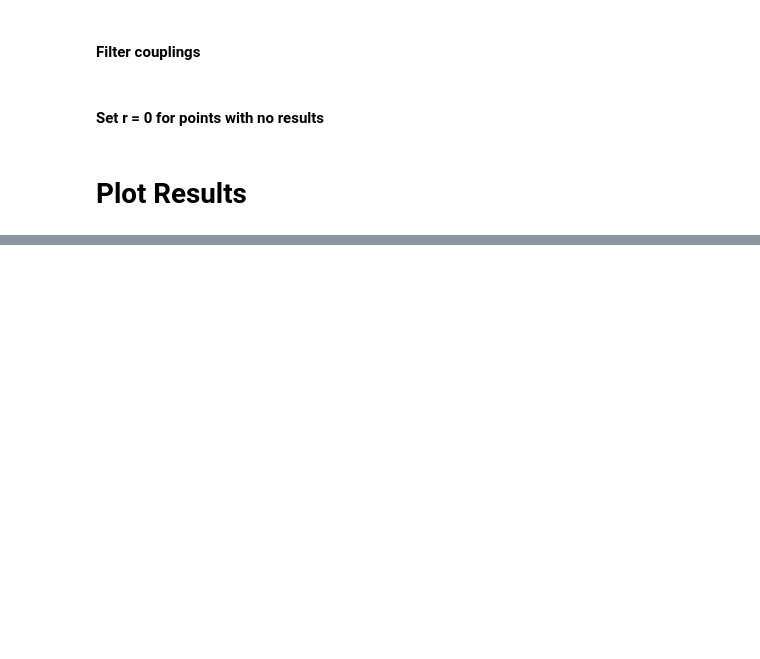
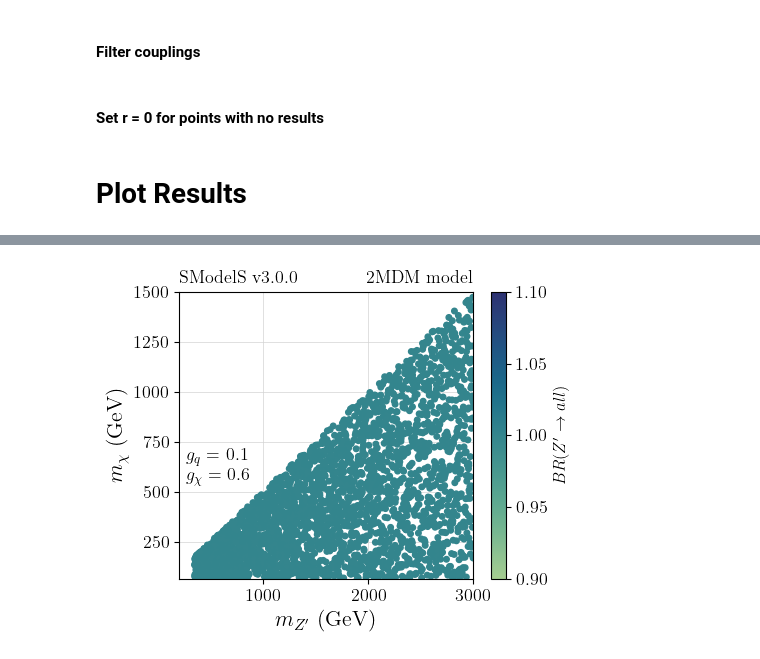
Before and after one commit to SModelS/smodelsv3-paper, a Jupyter notebook: notebooks/2MDM-scan-brs.ipynb, the cells around one changed output, grey strips where cells are left out. Cells and saved outputs as stored; diff of their text form; code cells hidden in the pictures; blank space fills up the shorter version.

```diff
--- a/notebooks/2MDM-scan-brs.ipynb
+++ b/notebooks/2MDM-scan-brs.ipynb
@@ -83,0 +85,34 @@ plt.show()
+# %%
+cm = sns.color_palette("coolwarm", as_cmap=True)
+cm = sns.color_palette("crest", as_cmap=True)
+
+
+x = dataDF['mZp']
+y = dataDF['mChi']
+c = dataDF['BRs.zp.chi,chi']+3*dataDF['BRs.zp.q,q']+dataDF['BRs.zp.c,c']+dataDF['BRs.zp.b,b']+dataDF['BRs.zp.t-,t+']
+sc = plt.scatter(x,y,c=c, cmap=cm, vmin=0.9, vmax=1.1)
+
+
+
+cb = plt.colorbar(sc)
+cb.set_label(label=r'$BR(Z^\prime \to all)$',fontsize=12)
+
+plt.xlabel(r'$m_{Z^{\prime}}$ (GeV)')
+plt.ylabel(r'$m_{\chi}$ (GeV)')
+textstr = '\n'.join((
+    r'$g_q =$ %1.1f' %gq,
+    r'$g_{\chi} = %1.1f$' %gchi))
+
+plt.text(0.022,0.34,textstr,
+         bbox=dict(facecolor='white', edgecolor='none'),transform = plt.gca().transAxes)
+
+plt.title(r'SModelS v3.0.0', loc='left')
+plt.title(r'2MDM model', loc='right')
+
+plt.xlim(200, 3000)
+plt.ylim(65, 1500)
+
+plt.tight_layout()
+plt.show()
+# %% [output]
+[figure, added]
```
Also changed, not shown: parts of 1 cell of this notebook, 1 other file.
